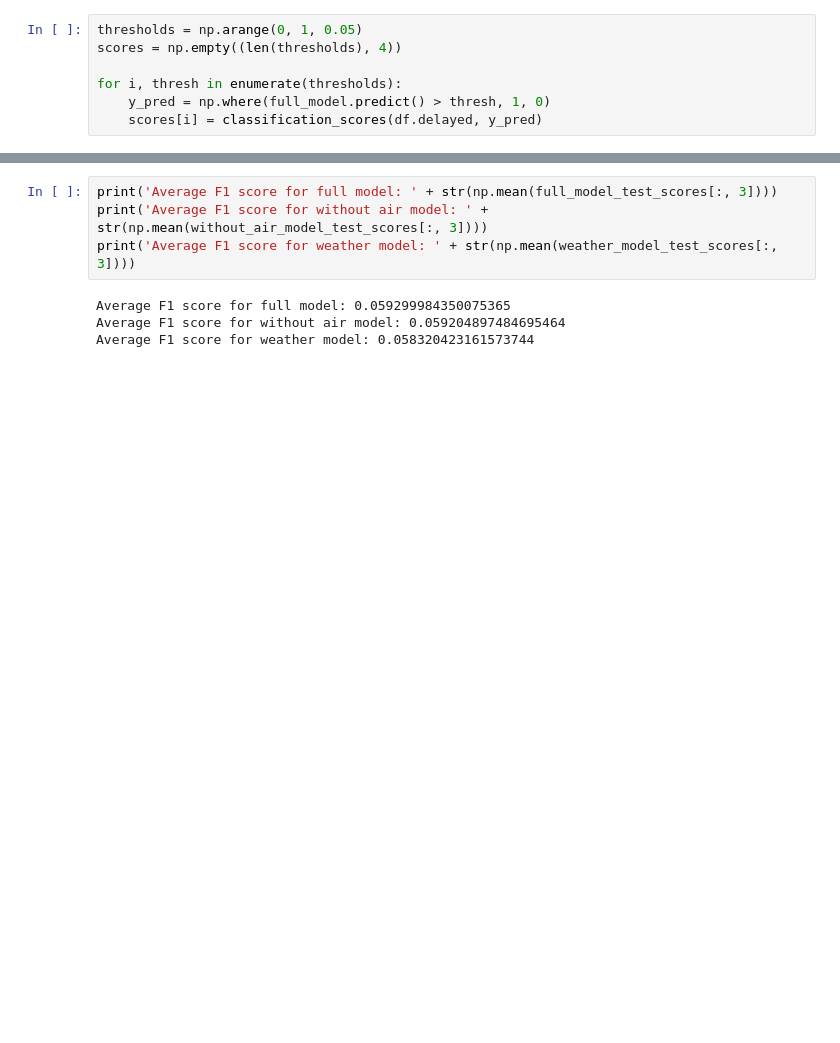
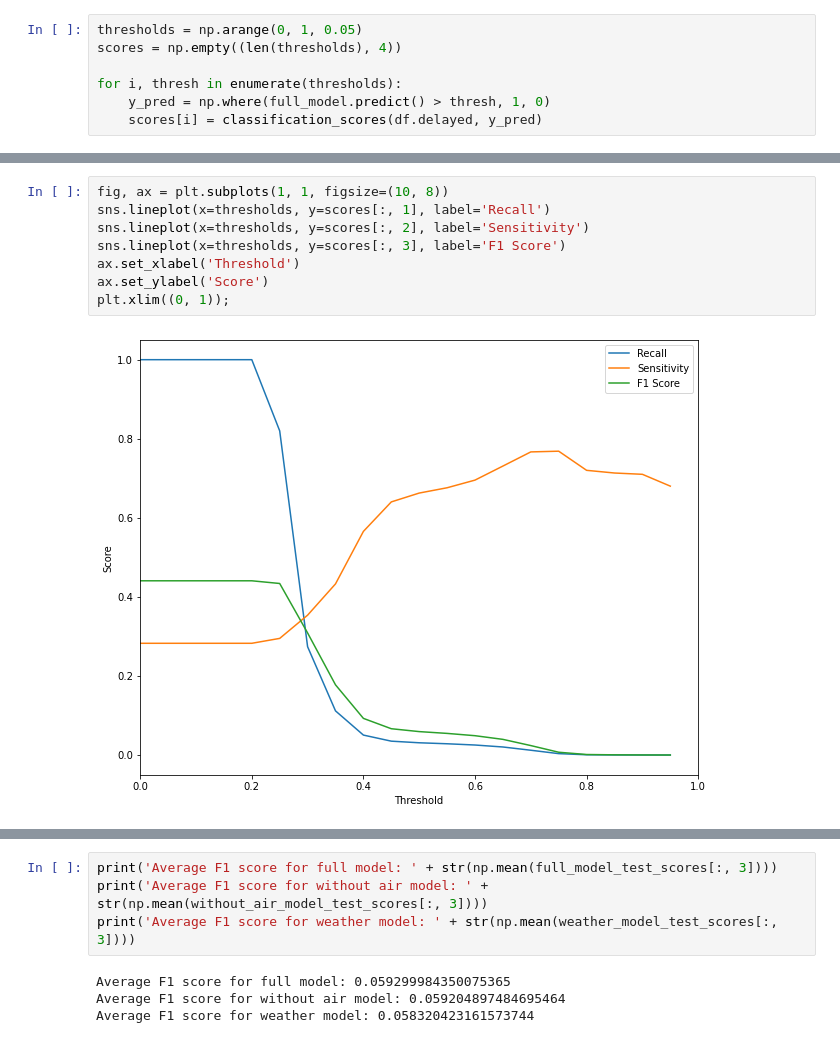
Before and after one commit to wesleyynguyenn/cogs109_finalproject, a Jupyter notebook: cogs109_final.ipynb, the cells around one changed output, grey strips where cells are left out. Cells and saved outputs as stored; diff of their text form; blank space fills up the shorter version.

Commit message:
Mostly final, might add some more graphs.

```diff
--- a/cogs109_final.ipynb
+++ b/cogs109_final.ipynb
@@ -183,0 +128,10 @@ for i, thresh in enumerate(thresholds):
+# %%
+fig, ax = plt.subplots(1, 1, figsize=(10, 8))
+sns.lineplot(x=thresholds, y=scores[:, 1], label='Recall')
+sns.lineplot(x=thresholds, y=scores[:, 2], label='Sensitivity')
+sns.lineplot(x=thresholds, y=scores[:, 3], label='F1 Score')
+ax.set_xlabel('Threshold')
+ax.set_ylabel('Score')
+plt.xlim((0, 1));
+# %% [output]
+[figure, added]
```
Also changed, not shown: parts of 31 cells of this notebook.
